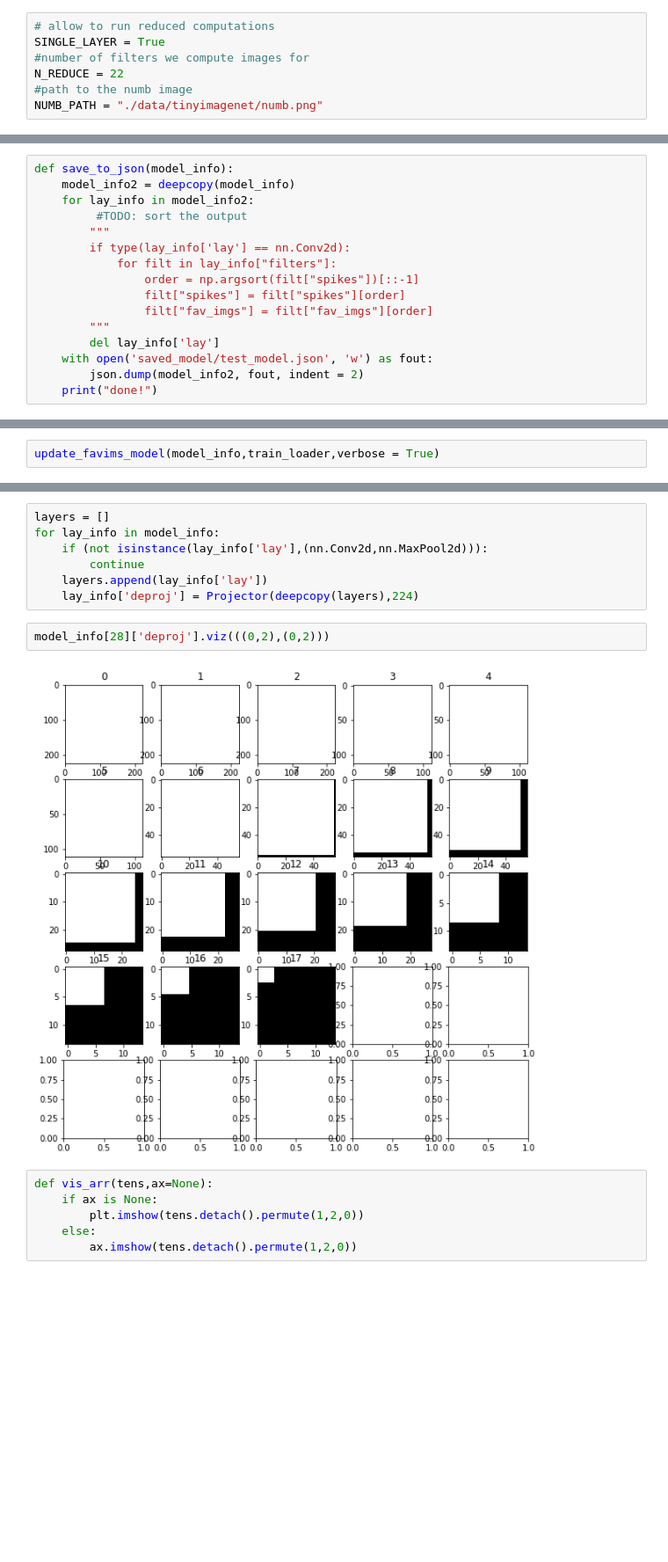
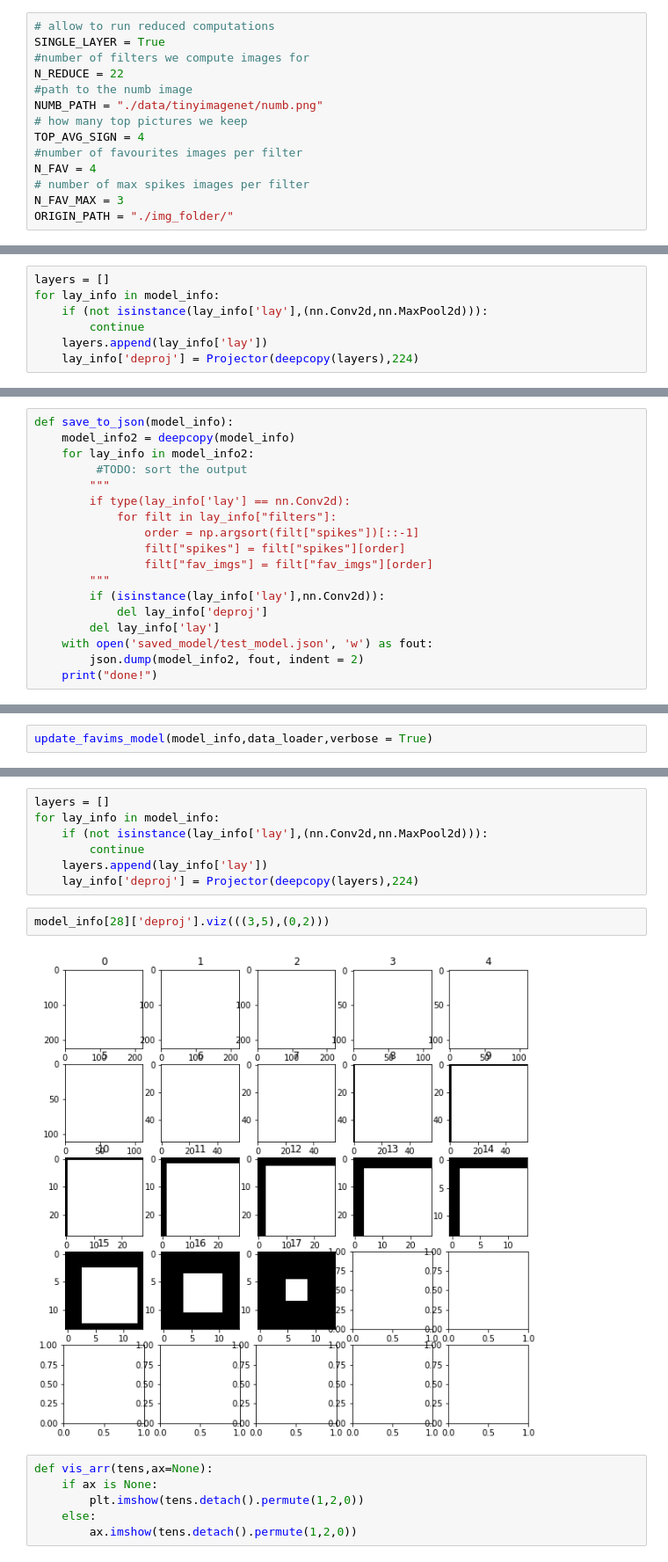
Before and after one commit to torchlurk/torchlurk, a Jupyter notebook: Torchlurk.ipynb, the cells around one changed output, grey strips where cells are left out. Shown: that part at 88% size. Cells and saved outputs as stored; diff of their text form; blank space fills up the shorter version.

```diff
--- a/Torchlurk.ipynb
+++ b/Torchlurk.ipynb
@@ -48,6 +53,13 @@ SINGLE_LAYER = True
 N_REDUCE = 22
 #path to the numb image
 NUMB_PATH = "./data/tinyimagenet/numb.png"
+# how many top pictures we keep
+TOP_AVG_SIGN = 4
+#number of favourites images per filter
+N_FAV = 4
+# number of max spikes images per filter
+N_FAV_MAX = 3
+ORIGIN_PATH = "./img_folder/"
 # %% [markdown]
 ## Check labels
 # %%
@@ -124,3 +133,10 @@ N_FAV = 4
+# %%
+layers = []
+for lay_info in model_info:
+    if (not isinstance(lay_info['lay'],(nn.Conv2d,nn.MaxPool2d))):
+        continue
+    layers.append(lay_info['lay'])
+    lay_info['deproj'] = Projector(deepcopy(layers),224)
 # %%
 def build_model(model):
     model_info = []
@@ -163,6 +188,8 @@ def save_to_json(model_info):
                 filt["spikes"] = filt["spikes"][order]
                 filt["fav_imgs"] = filt["fav_imgs"][order]
         """
+        if (isinstance(lay_info['lay'],nn.Conv2d)):
+            del lay_info['deproj']
         del lay_info['lay']
     with open('saved_model/test_model.json', 'w') as fout:
         json.dump(model_info2, fout, indent = 2)
@@ -218,2 +291,2 @@ def get_filt_string(layer_name,filter_id):
 # %%
-update_favims_model(model_info,train_loader,verbose = True)
+update_favims_model(model_info,data_loader,verbose = True)
@@ -497,9 +753,9 @@ for lay_info in model_info:
     layers.append(lay_info['lay'])
     lay_info['deproj'] = Projector(deepcopy(layers),224)
 # %%
-model_info[28]['deproj'].viz(((0,2),(0,2)))
+model_info[28]['deproj'].viz(((3,5),(0,2)))
 # %% [output]
-[figure, old version]
+[figure, new version]
 # %%
 def vis_arr(tens,ax=None):
     if ax is None:
```
Also changed, not shown: parts of 19 cells of this notebook, 4 other files.
